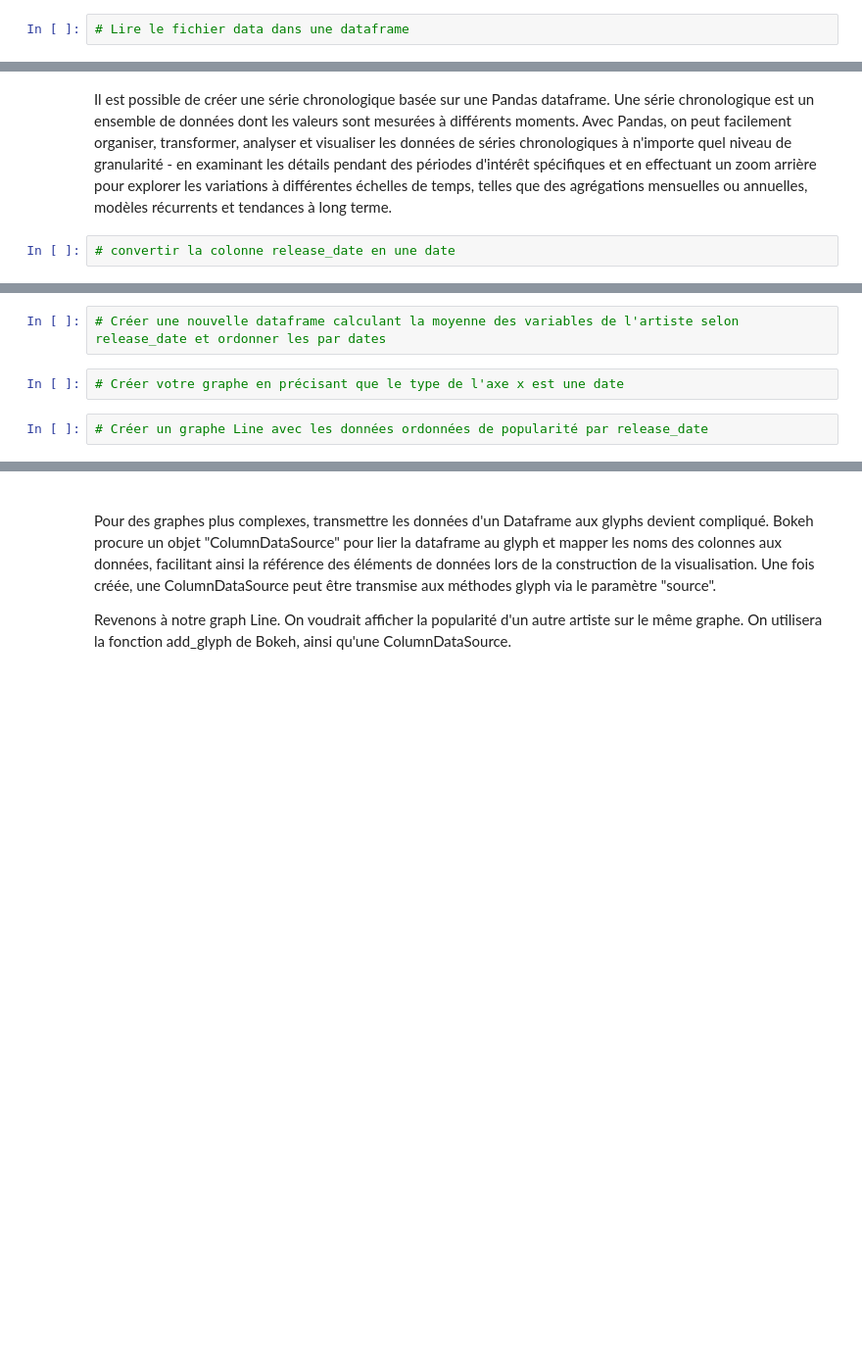
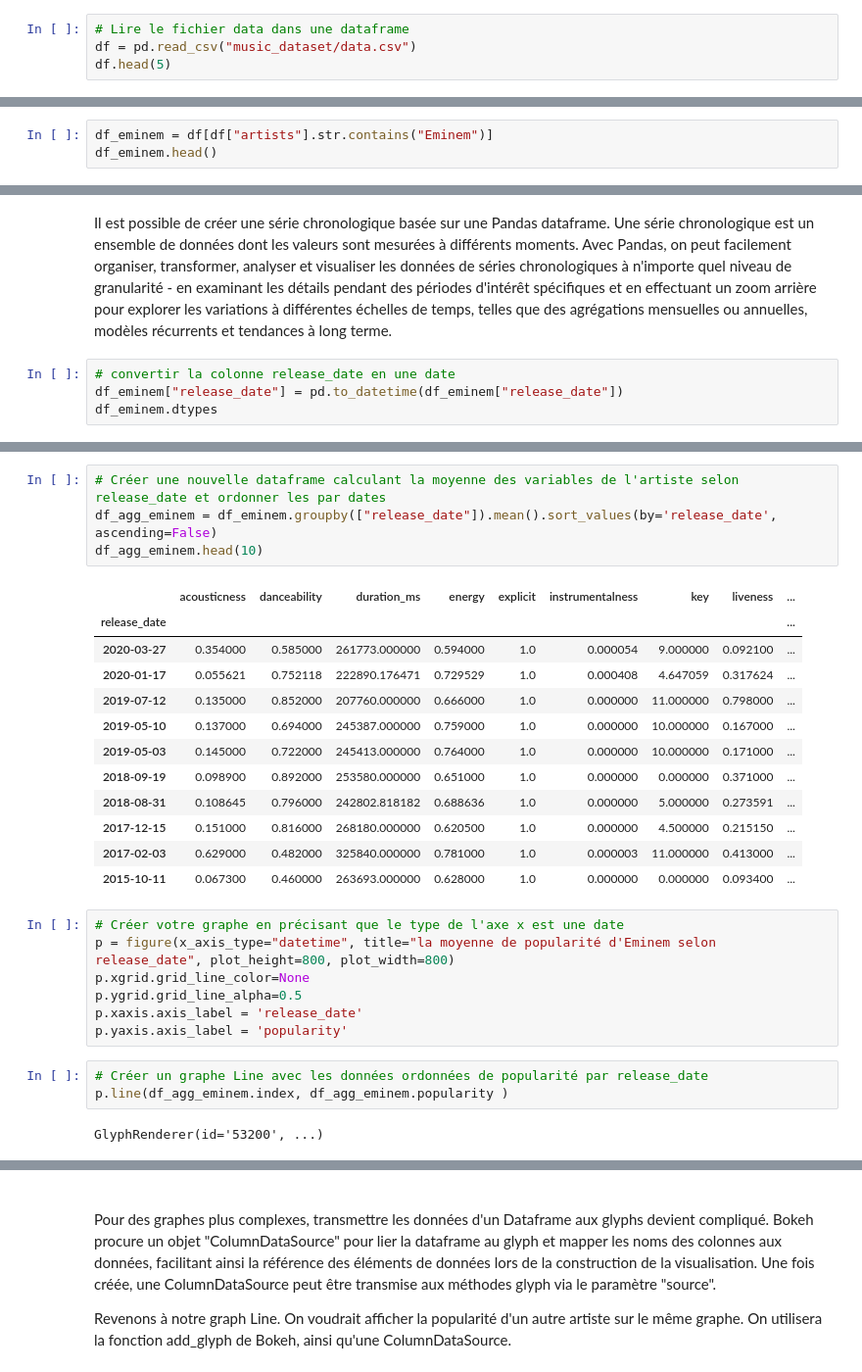
Before and after one commit to 11bender/IA_labs, a Jupyter notebook: Lab1_2_IA_DataViz.ipynb, the cells around one changed output, grey strips where cells are left out. Shown at 98% size. Cells and saved outputs as stored; diff of their text form; blank space fills up the shorter version.

Commit message:
data vizu

```diff
--- a/Lab1_2_IA_DataViz.ipynb
+++ b/Lab1_2_IA_DataViz.ipynb
@@ -97,3 +128,5 @@ Les dataframe Pandas sont fréquemment utilisées dans les projets data science.
 import pandas as pd
 # %%
 # Lire le fichier data dans une dataframe
+df = pd.read_csv("music_dataset/data.csv")
+df.head(5)
@@ -100,2 +140,5 @@ import pandas as pd
 # %% [markdown]
 Créer une nouvelle dataframe en filtrant sur un artiste de votre choix (de préférence un artiste avec plusieurs pistes sur plusieurs années)
+# %%
+df_eminem = df[df["artists"].str.contains("Eminem")]
+df_eminem.head()
@@ -103,3 +153,5 @@ Créer une nouvelle dataframe en filtrant sur un artiste de votre choix (de pré
 Il est possible de créer une série chronologique basée sur une Pandas dataframe. Une série chronologique est un ensemble de données dont les valeurs sont mesurées à différents moments. Avec Pandas, on peut facilement organiser, transformer, analyser et visualiser les données de séries chronologiques à n'importe quel niveau de granularité - en examinant les détails pendant des périodes d'intérêt spécifiques et en effectuant un zoom arrière pour explorer les variations à différentes échelles de temps, telles que des agrégations mensuelles ou annuelles, modèles récurrents et tendances à long terme.
 # %%
 # convertir la colonne release_date en une date
+df_eminem["release_date"] = pd.to_datetime(df_eminem["release_date"])
+df_eminem.dtypes
@@ -106,8 +184,31 @@ Il est possible de créer une série chronologique basée sur une Pandas datafra
 # %%
 # Créer une nouvelle dataframe calculant la moyenne des variables de l'artiste selon release_date et ordonner les par dates
+df_agg_eminem = df_eminem.groupby(["release_date"]).mean().sort_values(by='release_date', ascending=False)
+df_agg_eminem.head(10)
+# %% [output]
+|  | acousticness | danceability | duration_ms | energy | explicit | instrumentalness | key | liveness | ... |
+| release_date |  |  |  |  |  |  |  |  | ... |
+| 2020-03-27 | 0.354000 | 0.585000 | 261773.000000 | 0.594000 | 1.0 | 0.000054 | 9.000000 | 0.092100 | ... |
+| 2020-01-17 | 0.055621 | 0.752118 | 222890.176471 | 0.729529 | 1.0 | 0.000408 | 4.647059 | 0.317624 | ... |
+| 2019-07-12 | 0.135000 | 0.852000 | 207760.000000 | 0.666000 | 1.0 | 0.000000 | 11.000000 | 0.798000 | ... |
+| 2019-05-10 | 0.137000 | 0.694000 | 245387.000000 | 0.759000 | 1.0 | 0.000000 | 10.000000 | 0.167000 | ... |
+| 2019-05-03 | 0.145000 | 0.722000 | 245413.000000 | 0.764000 | 1.0 | 0.000000 | 10.000000 | 0.171000 | ... |
+| 2018-09-19 | 0.098900 | 0.892000 | 253580.000000 | 0.651000 | 1.0 | 0.000000 | 0.000000 | 0.371000 | ... |
+| 2018-08-31 | 0.108645 | 0.796000 | 242802.818182 | 0.688636 | 1.0 | 0.000000 | 5.000000 | 0.273591 | ... |
+| 2017-12-15 | 0.151000 | 0.816000 | 268180.000000 | 0.620500 | 1.0 | 0.000000 | 4.500000 | 0.215150 | ... |
+| 2017-02-03 | 0.629000 | 0.482000 | 325840.000000 | 0.781000 | 1.0 | 0.000003 | 11.000000 | 0.413000 | ... |
+| 2015-10-11 | 0.067300 | 0.460000 | 263693.000000 | 0.628000 | 1.0 | 0.000000 | 0.000000 | 0.093400 | ... |
 # %%
 # Créer votre graphe en précisant que le type de l'axe x est une date
+p = figure(x_axis_type="datetime", title="la moyenne de popularité d'Eminem selon release_date", plot_height=800, plot_width=800)
+p.xgrid.grid_line_color=None
+p.ygrid.grid_line_alpha=0.5
+p.xaxis.axis_label = 'release_date'
+p.yaxis.axis_label = 'popularity'
 # %%
 # Créer un graphe Line avec les données ordonnées de popularité par release_date
+p.line(df_agg_eminem.index, df_agg_eminem.popularity )
+# %% [output]
+GlyphRenderer(id='53200', ...)
 # %%
 # Ajouter un glyph circle permettant de mieux visualiser les datapoints sur le graphe Line
```
Also changed, not shown: parts of 24 cells of this notebook, 2 other files.
